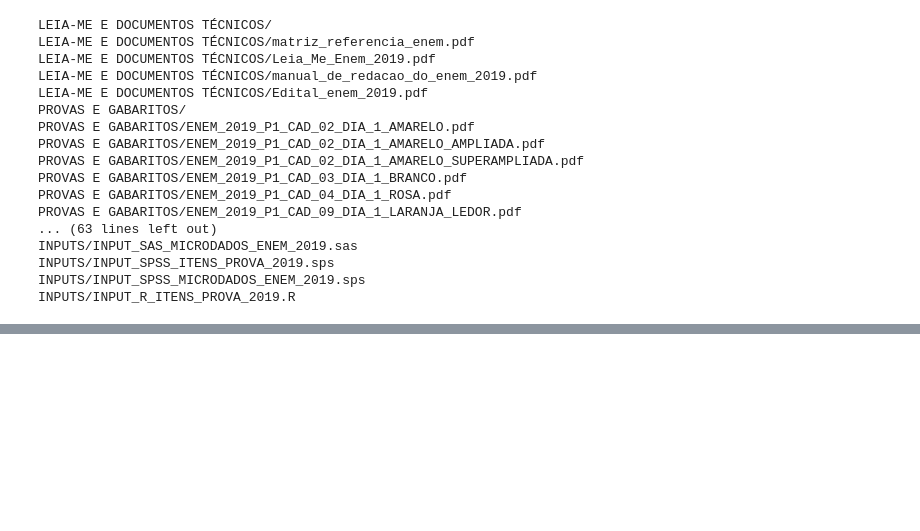
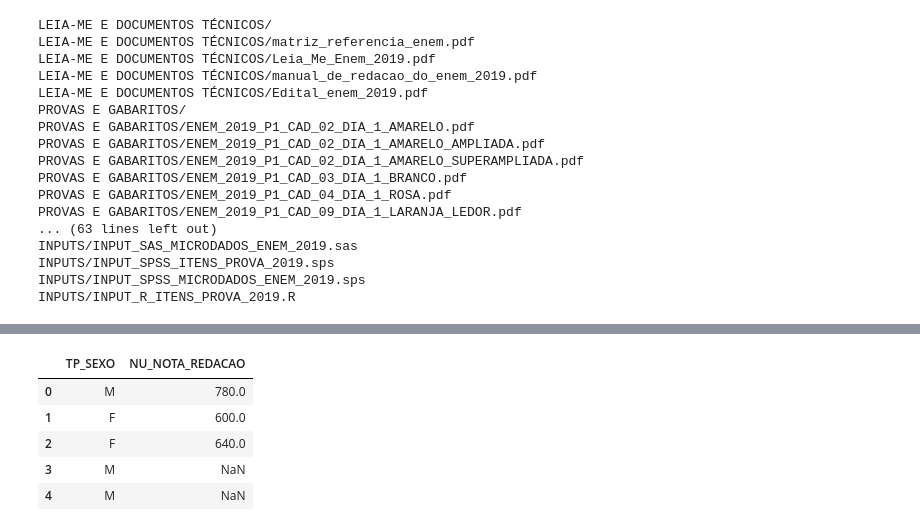
Before and after one commit to vitormiro/enem_2019_microdados, a Jupyter notebook: py_enem_2019.ipynb, the cells around one changed output, grey strips where cells are left out. Drawn from its saved outputs; the diff is of its cells as text; code cells hidden in the pictures; blank space fills up the shorter version.

```diff
--- a/py_enem_2019.ipynb
+++ b/py_enem_2019.ipynb
@@ -93,0 +177,10 @@ df.shape
+# %%
+sexo_redacao = df.filter(items = ['TP_SEXO', 'NU_NOTA_REDACAO'])
+sexo_redacao.head()
+# %% [output]
+|  | TP_SEXO | NU_NOTA_REDACAO |
+| 0 | M | 780.0 |
+| 1 | F | 600.0 |
+| 2 | F | 640.0 |
+| 3 | M | NaN |
+| 4 | M | NaN |
```
Also changed, not shown: parts of 16 cells of this notebook.
